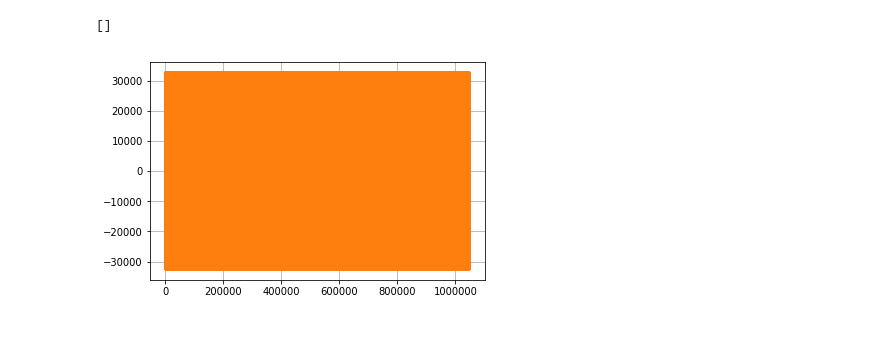
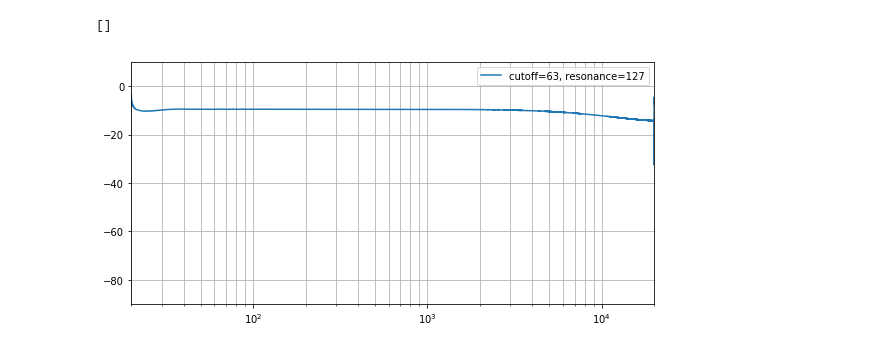
Before and after one commit to soerenbnoergaard/sbnsampler, a Jupyter notebook: workbooks/vcf_005_linear_vs_nonlinear.ipynb, the cells around one changed output. Saved outputs shown, nothing was run; the diff lists cells and outputs as text; code cells hidden in the pictures.

```diff
--- a/workbooks/vcf_005_linear_vs_nonlinear.ipynb
+++ b/workbooks/vcf_005_linear_vs_nonlinear.ipynb
@@ -259,11 +278,0 @@ s.show()
-# %%
-%%writefile vcf.c
-#include <stdint.h>
-
-void c_vcf(int16_t *x, int16_t *y, int32_t length)
-{
-    int n;
-    for (n = 0; n < length; n++) {
-        y[n] = x[n]>>1;
-    }
-}
@@ -285,10 +354,0 @@ def c_vcf(x):
-# %%
-s = VcfLinear(yrange=[-90, 10])
-close()
-x = [int16(X) for X in s.x_chirp]
-y = c_vcf(x)
-plot(x)
-plot(y)
-grid(True)
-# %% [output]
-[figure, removed]
@@ -294,0 +392,11 @@ grid(True)
+# %%
+s = VcfC(yrange=[-90, 10])
+cutoffs = [63]
+resonances = [127]
+for cutoff in cutoffs:
+    for res in resonances:
+        s.simulate_chirp(cutoff, res, gain=1)
+
+s.show()
+# %% [output]
+[figure, added]
```
Also changed, not shown: parts of 8 cells of this notebook.
